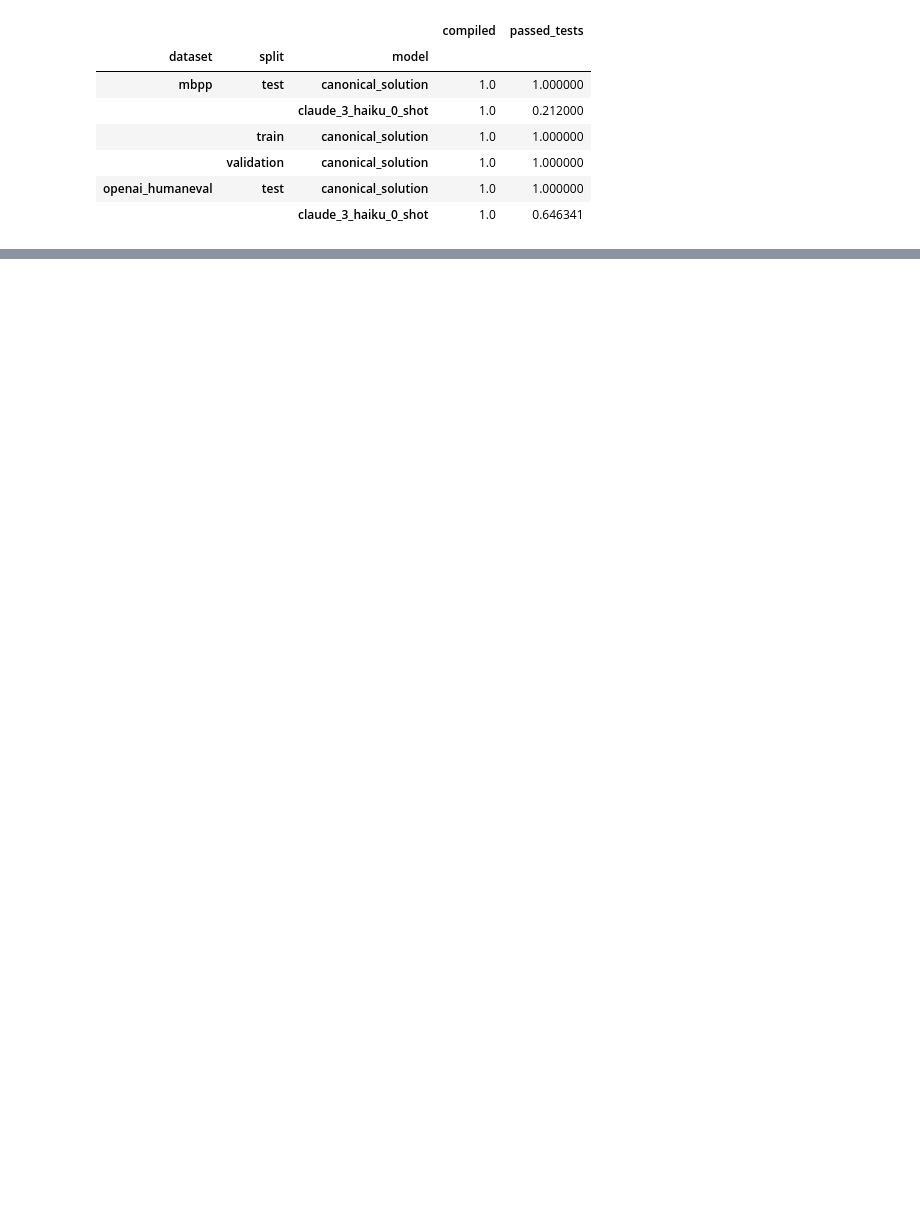
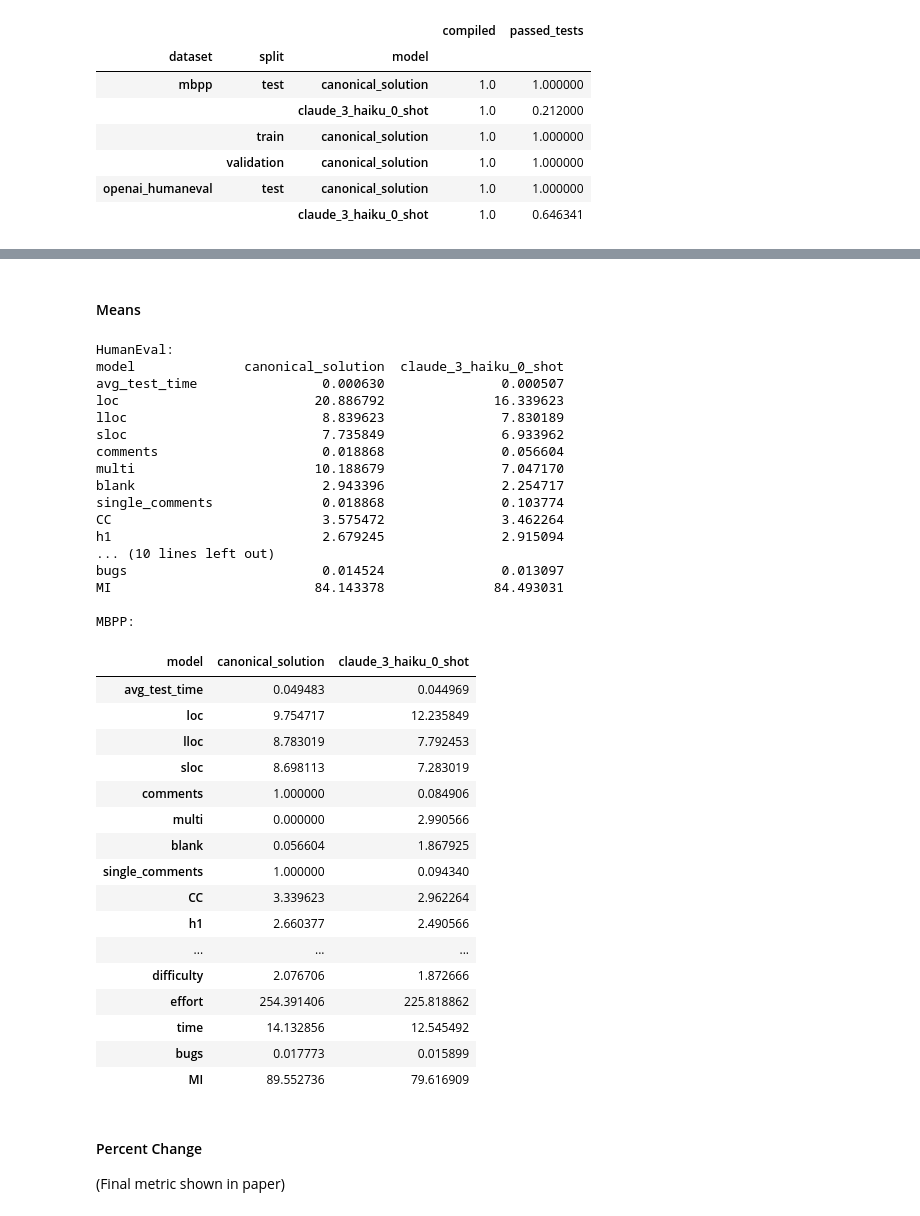
Before and after one commit to sosier/Code_Refactoring_Assistant, a Jupyter notebook: Analysis.ipynb, the cells around one changed output, grey strips where cells are left out. Drawn from its saved outputs; the diff is of its cells as text; code cells hidden in the pictures; blank space fills up the shorter version.

```diff
--- a/Analysis.ipynb
+++ b/Analysis.ipynb
@@ -556,0 +136,67 @@ def calculate_mean_absolute_deviation(numbers: List[float]) -> float:
+# %% [markdown]
+#### Means
+# %%
+simplicity_metrics = df.columns[9:]
+successful_solution_metrics = ["avg_test_time"] + list(simplicity_metrics)
+
+humaneval_means = (
+    model_correct_humaneval_df
+    .groupby("model")
+    # Select relevant columns to analyze
+    [successful_solution_metrics]
+    .mean()
+    .T
+)
+mbpp_means = (
+    model_correct_mbpp_df
+    .groupby("model")
+    # Select relevant columns to analyze
+    [successful_solution_metrics]
+    .mean()
+    .T
+)
+
+print("HumanEval:")
+print(humaneval_means)
+print("")
+print("MBPP:")
+mbpp_means
+# %% [output]
+HumanEval:
+model              canonical_solution  claude_3_haiku_0_shot
+avg_test_time                0.000630               0.000507
+loc                         20.886792              16.339623
+lloc                         8.839623               7.830189
+sloc                         7.735849               6.933962
+comments                     0.018868               0.056604
+multi                       10.188679               7.047170
+blank                        2.943396               2.254717
+single_comments              0.018868               0.103774
+CC                           3.575472               3.462264
+h1                           2.679245               2.915094
+... (10 lines left out)
+bugs                         0.014524               0.013097
+MI                          84.143378              84.493031
+
+MBPP:
+| model | canonical_solution | claude_3_haiku_0_shot |
+| avg_test_time | 0.049483 | 0.044969 |
+| loc | 9.754717 | 12.235849 |
+| lloc | 8.783019 | 7.792453 |
+| sloc | 8.698113 | 7.283019 |
+| comments | 1.000000 | 0.084906 |
+| multi | 0.000000 | 2.990566 |
+| blank | 0.056604 | 1.867925 |
+| single_comments | 1.000000 | 0.094340 |
+| CC | 3.339623 | 2.962264 |
+| h1 | 2.660377 | 2.490566 |
+| ... | ... | ... |
+| difficulty | 2.076706 | 1.872666 |
+| effort | 254.391406 | 225.818862 |
+| time | 14.132856 | 12.545492 |
+| bugs | 0.017773 | 0.015899 |
+| MI | 89.552736 | 79.616909 |
+# %% [markdown]
+#### Percent Change
+
+(Final metric shown in paper)
```
Also changed, not shown: parts of 29 cells of this notebook.
